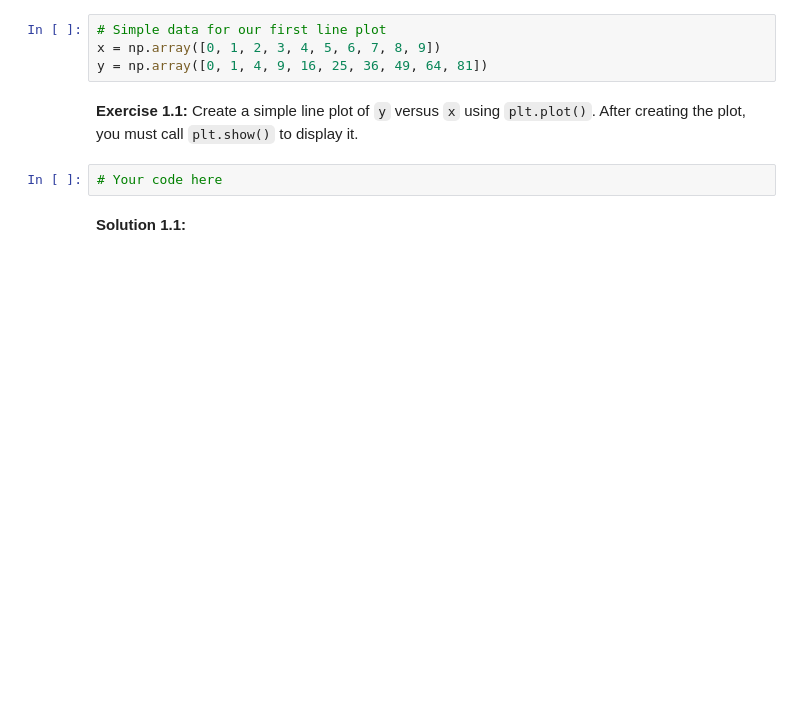
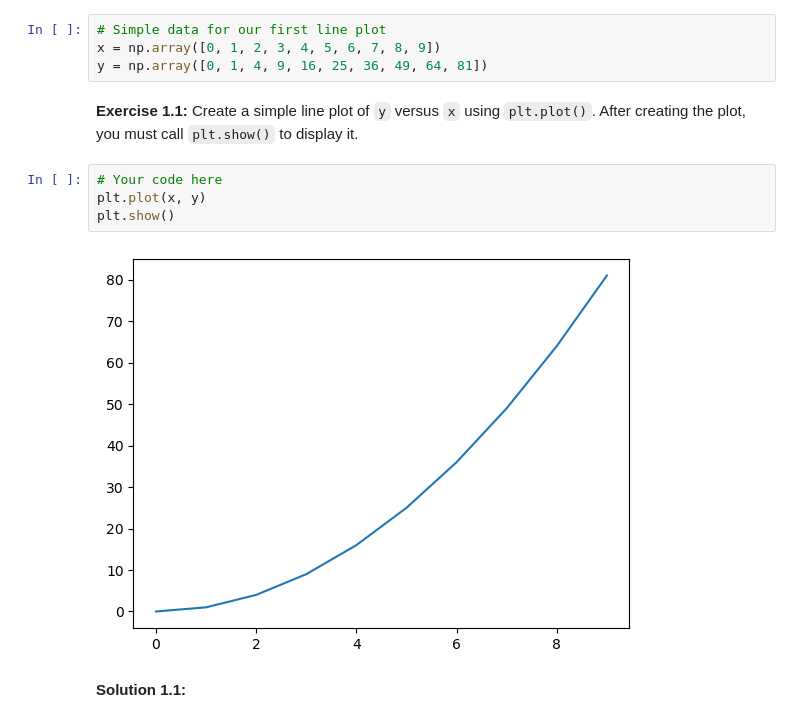
Before and after one commit to rksfn/scipy, a Jupyter notebook: week1_foundations_of_data_manipulation_and_visualization/day5_matplotlib_basics_line_and_scatter_plots.ipynb, the cells around one changed output. Cells and saved outputs as stored; diff of their text form; blank space fills up the shorter version.

```diff
--- a/week1_foundations_of_data_manipulation_and_visualization/day5_matplotlib_basics_line_and_scatter_plots.ipynb
+++ b/week1_foundations_of_data_manipulation_and_visualization/day5_matplotlib_basics_line_and_scatter_plots.ipynb
@@ -37,6 +44,10 @@ y = np.array([0, 1, 4, 9, 16, 25, 36, 49, 64, 81])
 **Exercise 1.1:** Create a simple line plot of `y` versus `x` using `plt.plot()`. After creating the plot, you must call `plt.show()` to display it.
 # %%
 # Your code here
+plt.plot(x, y)
+plt.show()
+# %% [output]
+[figure, added]
 # %% [markdown]
 **Solution 1.1:**
 # %%
```
Also changed, not shown: parts of 10 cells of this notebook.
